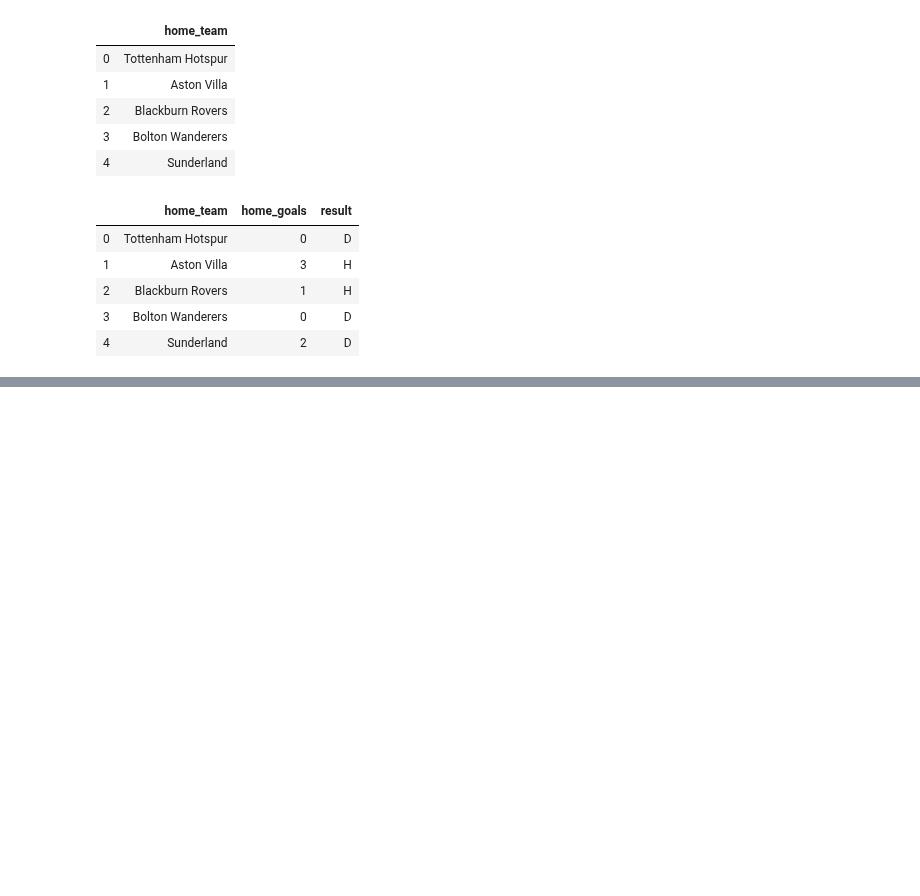
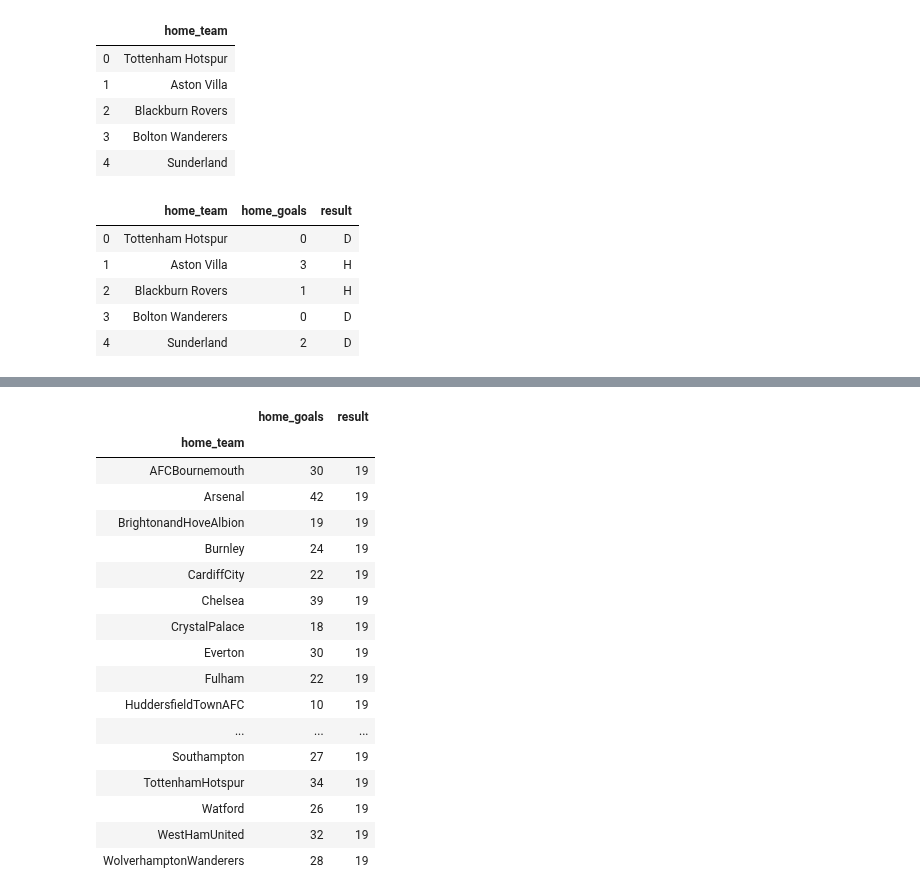
Before and after one commit to galaxy1014/ML_module_summary, a Jupyter notebook: Pandas/Chapyter6_Use like query/Chapter6.ipynb, the cells around one changed output, grey strips where cells are left out. Drawn from its saved outputs; the diff is of its cells as text; code cells hidden in the pictures; blank space fills up the shorter version.

```diff
--- a/Pandas/Chapyter6_Use like query/Chapter6.ipynb
+++ b/Pandas/Chapyter6_Use like query/Chapter6.ipynb
@@ -373,0 +384,2 @@ df.take([0,2,4], axis=1).head()
+# %%
+df2 = df.take([0,1,2,4], axis=1)
@@ -373,0 +412,21 @@ df.take([0,2,4], axis=1).head()
+# %%
+df2.groupby('home_team').agg({'home_goals' : 'sum','result' : 'count'})
+# %% [output]
+|  | home_goals | result |
+| home_team |  |  |
+| AFCBournemouth | 30 | 19 |
+| Arsenal | 42 | 19 |
+| BrightonandHoveAlbion | 19 | 19 |
+| Burnley | 24 | 19 |
+| CardiffCity | 22 | 19 |
+| Chelsea | 39 | 19 |
+| CrystalPalace | 18 | 19 |
+| Everton | 30 | 19 |
+| Fulham | 22 | 19 |
+| HuddersfieldTownAFC | 10 | 19 |
+| ... | ... | ... |
+| Southampton | 27 | 19 |
+| TottenhamHotspur | 34 | 19 |
+| Watford | 26 | 19 |
+| WestHamUnited | 32 | 19 |
+| WolverhamptonWanderers | 28 | 19 |
```
Also changed, not shown: parts of 11 cells of this notebook.
